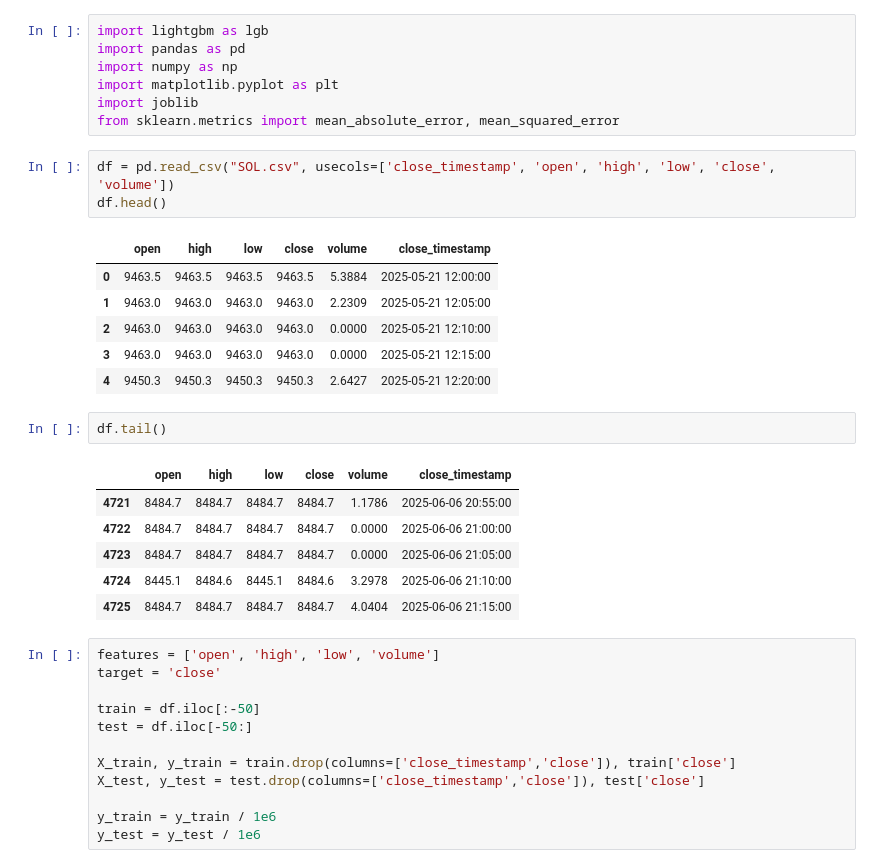
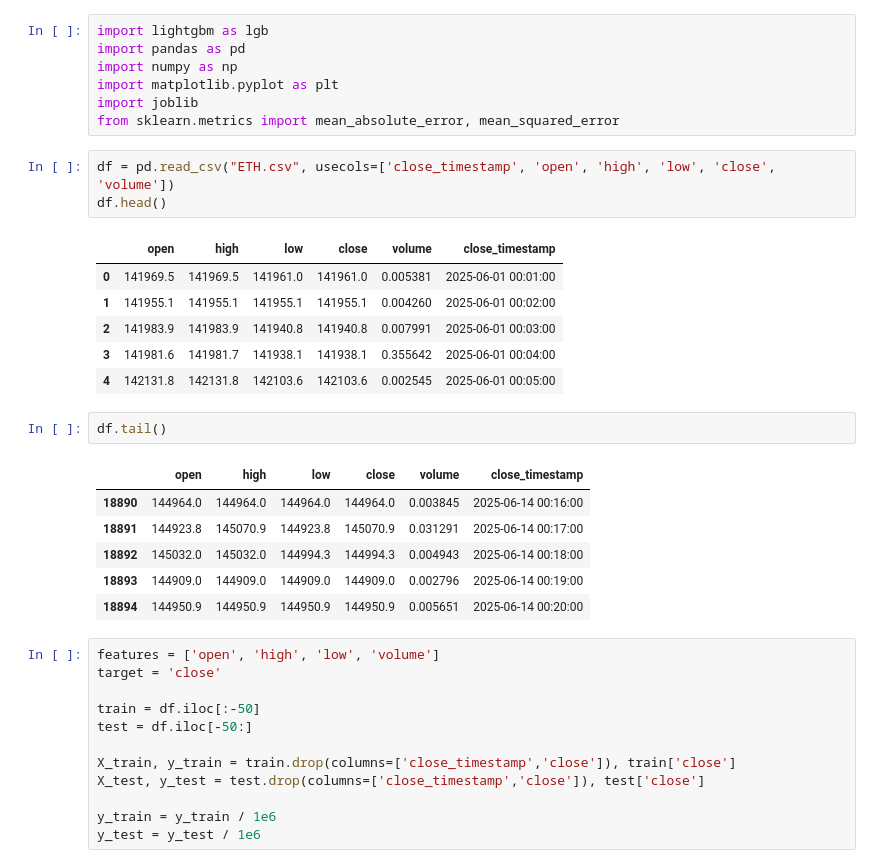
Before and after one commit to mawi-delosreyes/Harvest, a Jupyter notebook: Prediction Learning/lightgbm.ipynb, the cells around one changed output. Saved outputs shown, nothing was run; the diff lists cells and outputs as text.

```diff
--- a/Prediction Learning/lightgbm.ipynb
+++ b/Prediction Learning/lightgbm.ipynb
@@ -6,24 +6,24 @@ import matplotlib.pyplot as plt
 import joblib
 from sklearn.metrics import mean_absolute_error, mean_squared_error
 # %%
-df = pd.read_csv("SOL.csv", usecols=['close_timestamp', 'open', 'high', 'low', 'close', 'volume'])
+df = pd.read_csv("ETH.csv", usecols=['close_timestamp', 'open', 'high', 'low', 'close', 'volume'])
 df.head()
 # %% [output]
 |  | open | high | low | close | volume | close_timestamp |
-| 0 | 9463.5 | 9463.5 | 9463.5 | 9463.5 | 5.3884 | 2025-05-21 12:00:00 |
-| 1 | 9463.0 | 9463.0 | 9463.0 | 9463.0 | 2.2309 | 2025-05-21 12:05:00 |
-| 2 | 9463.0 | 9463.0 | 9463.0 | 9463.0 | 0.0000 | 2025-05-21 12:10:00 |
-| 3 | 9463.0 | 9463.0 | 9463.0 | 9463.0 | 0.0000 | 2025-05-21 12:15:00 |
-| 4 | 9450.3 | 9450.3 | 9450.3 | 9450.3 | 2.6427 | 2025-05-21 12:20:00 |
+| 0 | 141969.5 | 141969.5 | 141961.0 | 141961.0 | 0.005381 | 2025-06-01 00:01:00 |
+| 1 | 141955.1 | 141955.1 | 141955.1 | 141955.1 | 0.004260 | 2025-06-01 00:02:00 |
+| 2 | 141983.9 | 141983.9 | 141940.8 | 141940.8 | 0.007991 | 2025-06-01 00:03:00 |
+| 3 | 141981.6 | 141981.7 | 141938.1 | 141938.1 | 0.355642 | 2025-06-01 00:04:00 |
+| 4 | 142131.8 | 142131.8 | 142103.6 | 142103.6 | 0.002545 | 2025-06-01 00:05:00 |
 # %%
 df.tail()
 # %% [output]
 |  | open | high | low | close | volume | close_timestamp |
-| 4721 | 8484.7 | 8484.7 | 8484.7 | 8484.7 | 1.1786 | 2025-06-06 20:55:00 |
-| 4722 | 8484.7 | 8484.7 | 8484.7 | 8484.7 | 0.0000 | 2025-06-06 21:00:00 |
-| 4723 | 8484.7 | 8484.7 | 8484.7 | 8484.7 | 0.0000 | 2025-06-06 21:05:00 |
-| 4724 | 8445.1 | 8484.6 | 8445.1 | 8484.6 | 3.2978 | 2025-06-06 21:10:00 |
-| 4725 | 8484.7 | 8484.7 | 8484.7 | 8484.7 | 4.0404 | 2025-06-06 21:15:00 |
+| 18890 | 144964.0 | 144964.0 | 144964.0 | 144964.0 | 0.003845 | 2025-06-14 00:16:00 |
+| 18891 | 144923.8 | 145070.9 | 144923.8 | 145070.9 | 0.031291 | 2025-06-14 00:17:00 |
+| 18892 | 145032.0 | 145032.0 | 144994.3 | 144994.3 | 0.004943 | 2025-06-14 00:18:00 |
+| 18893 | 144909.0 | 144909.0 | 144909.0 | 144909.0 | 0.002796 | 2025-06-14 00:19:00 |
+| 18894 | 144950.9 | 144950.9 | 144950.9 | 144950.9 | 0.005651 | 2025-06-14 00:20:00 |
 # %%
 features = ['open', 'high', 'low', 'volume']
 target = 'close'
```
Also changed, not shown: parts of 4 cells of this notebook, 9 other files.
